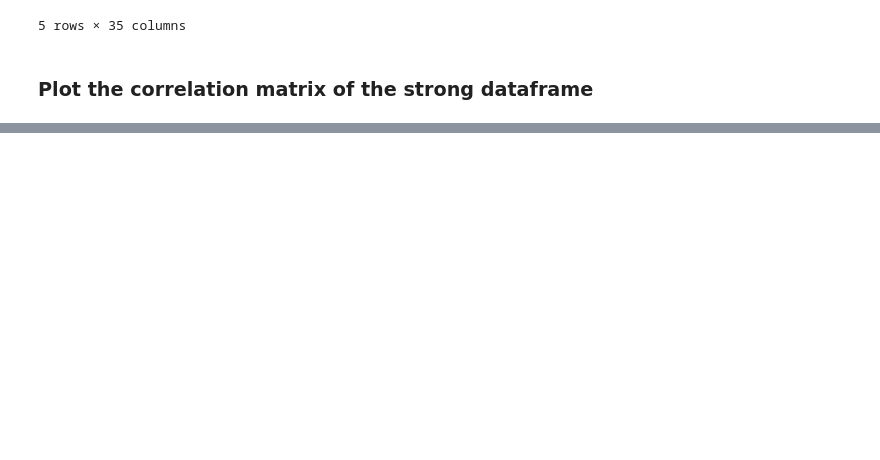
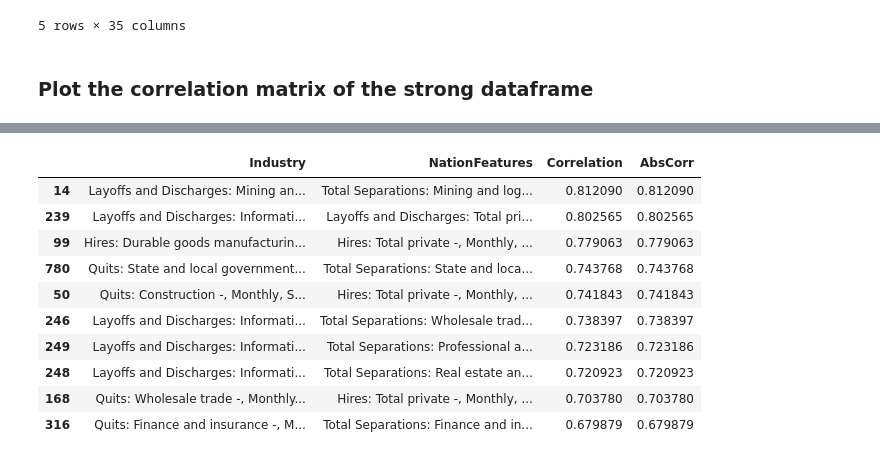
Before and after one commit to Sameer-Sethuram/SwYtch-Team-Monkey, a Jupyter notebook: feature_correlations.ipynb, the cells around one changed output, grey strips where cells are left out. Saved outputs shown, nothing was run; the diff lists cells and outputs as text; code cells hidden in the pictures; blank space fills up the shorter version.

```diff
--- a/feature_correlations.ipynb
+++ b/feature_correlations.ipynb
@@ -125,0 +181,14 @@ plt.show()
+# %%
+i_nation
+# %% [output]
+|  | Industry | NationFeatures | Correlation | AbsCorr |
+| 14 | Layoffs and Discharges: Mining an... | Total Separations: Mining and log... | 0.812090 | 0.812090 |
+| 239 | Layoffs and Discharges: Informati... | Layoffs and Discharges: Total pri... | 0.802565 | 0.802565 |
+| 99 | Hires: Durable goods manufacturin... | Hires: Total private -, Monthly, ... | 0.779063 | 0.779063 |
+| 780 | Quits: State and local government... | Total Separations: State and loca... | 0.743768 | 0.743768 |
+| 50 | Quits: Construction -, Monthly, S... | Hires: Total private -, Monthly, ... | 0.741843 | 0.741843 |
+| 246 | Layoffs and Discharges: Informati... | Total Separations: Wholesale trad... | 0.738397 | 0.738397 |
+| 249 | Layoffs and Discharges: Informati... | Total Separations: Professional a... | 0.723186 | 0.723186 |
+| 248 | Layoffs and Discharges: Informati... | Total Separations: Real estate an... | 0.720923 | 0.720923 |
+| 168 | Quits: Wholesale trade -, Monthly... | Hires: Total private -, Monthly, ... | 0.703780 | 0.703780 |
+| 316 | Quits: Finance and insurance -, M... | Total Separations: Finance and in... | 0.679879 | 0.679879 |
```
Also changed, not shown: parts of 6 cells of this notebook.
